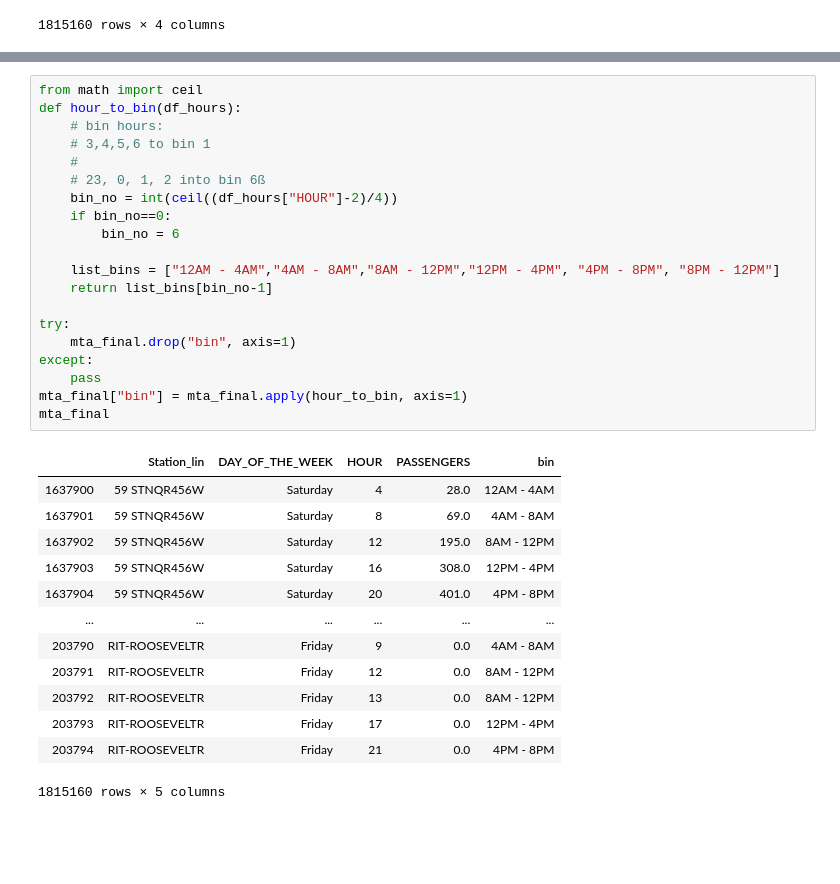
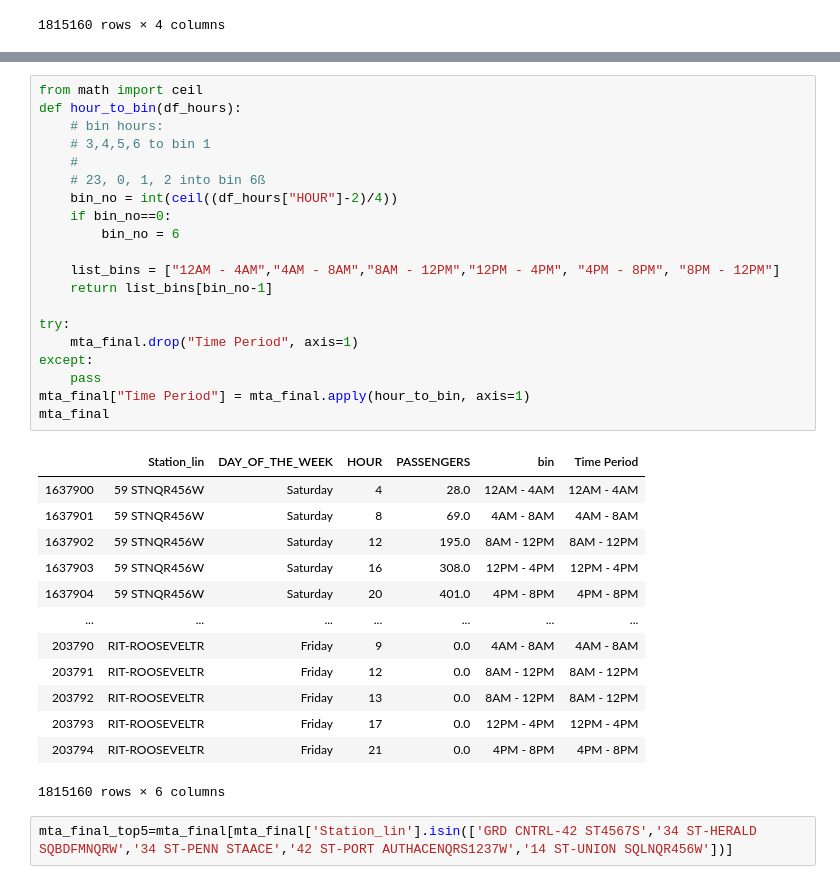
Before and after one commit to biancaorozco/metis_project1, a Jupyter notebook: data_scraping.ipynb, the cells around one changed output, grey strips where cells are left out. Drawn from its saved outputs; the diff is of its cells as text; blank space fills up the shorter version.

```diff
--- a/data_scraping.ipynb
+++ b/data_scraping.ipynb
@@ -437,34 +372,36 @@ gb_agg.sample(10)
 # %%
 from math import ceil
 def hour_to_bin(df_hours):
     # bin hours:
     # 3,4,5,6 to bin 1
     #
     # 23, 0, 1, 2 into bin 6ß
     bin_no = int(ceil((df_hours["HOUR"]-2)/4))
     if bin_no==0:
         bin_no = 6
 
     list_bins = ["12AM - 4AM","4AM - 8AM","8AM - 12PM","12PM - 4PM", "4PM - 8PM", "8PM - 12PM"]
     return list_bins[bin_no-1]
 
 try:
-    mta_final.drop("bin", axis=1)
+    mta_final.drop("Time Period", axis=1)
 except:
     pass
-mta_final["bin"] = mta_final.apply(hour_to_bin, axis=1)
+mta_final["Time Period"] = mta_final.apply(hour_to_bin, axis=1)
 mta_final
 # %% [output]
-|  | Station_lin | DAY_OF_THE_WEEK | HOUR | PASSENGERS | bin |
-| 1637900 | 59 STNQR456W | Saturday | 4 | 28.0 | 12AM - 4AM |
-| 1637901 | 59 STNQR456W | Saturday | 8 | 69.0 | 4AM - 8AM |
-| 1637902 | 59 STNQR456W | Saturday | 12 | 195.0 | 8AM - 12PM |
-| 1637903 | 59 STNQR456W | Saturday | 16 | 308.0 | 12PM - 4PM |
-| 1637904 | 59 STNQR456W | Saturday | 20 | 401.0 | 4PM - 8PM |
-| ... | ... | ... | ... | ... | ... |
-| 203790 | RIT-ROOSEVELTR | Friday | 9 | 0.0 | 4AM - 8AM |
-| 203791 | RIT-ROOSEVELTR | Friday | 12 | 0.0 | 8AM - 12PM |
-| 203792 | RIT-ROOSEVELTR | Friday | 13 | 0.0 | 8AM - 12PM |
-| 203793 | RIT-ROOSEVELTR | Friday | 17 | 0.0 | 12PM - 4PM |
-| 203794 | RIT-ROOSEVELTR | Friday | 21 | 0.0 | 4PM - 8PM |
+|  | Station_lin | DAY_OF_THE_WEEK | HOUR | PASSENGERS | bin | Time Period |
+| 1637900 | 59 STNQR456W | Saturday | 4 | 28.0 | 12AM - 4AM | 12AM - 4AM |
+| 1637901 | 59 STNQR456W | Saturday | 8 | 69.0 | 4AM - 8AM | 4AM - 8AM |
+| 1637902 | 59 STNQR456W | Saturday | 12 | 195.0 | 8AM - 12PM | 8AM - 12PM |
+| 1637903 | 59 STNQR456W | Saturday | 16 | 308.0 | 12PM - 4PM | 12PM - 4PM |
+| 1637904 | 59 STNQR456W | Saturday | 20 | 401.0 | 4PM - 8PM | 4PM - 8PM |
+| ... | ... | ... | ... | ... | ... | ... |
+| 203790 | RIT-ROOSEVELTR | Friday | 9 | 0.0 | 4AM - 8AM | 4AM - 8AM |
+| 203791 | RIT-ROOSEVELTR | Friday | 12 | 0.0 | 8AM - 12PM | 8AM - 12PM |
+| 203792 | RIT-ROOSEVELTR | Friday | 13 | 0.0 | 8AM - 12PM | 8AM - 12PM |
+| 203793 | RIT-ROOSEVELTR | Friday | 17 | 0.0 | 12PM - 4PM | 12PM - 4PM |
+| 203794 | RIT-ROOSEVELTR | Friday | 21 | 0.0 | 4PM - 8PM | 4PM - 8PM |
-1815160 rows × 5 columns
+1815160 rows × 6 columns
+# %%
+mta_final_top5=mta_final[mta_final['Station_lin'].isin(['GRD CNTRL-42 ST4567S','34 ST-HERALD SQBDFMNQRW','34 ST-PENN STAACE','42 ST-PORT AUTHACENQRS1237W','14 ST-UNION SQLNQR456W'])]
```
Also changed, not shown: parts of 18 cells of this notebook.
